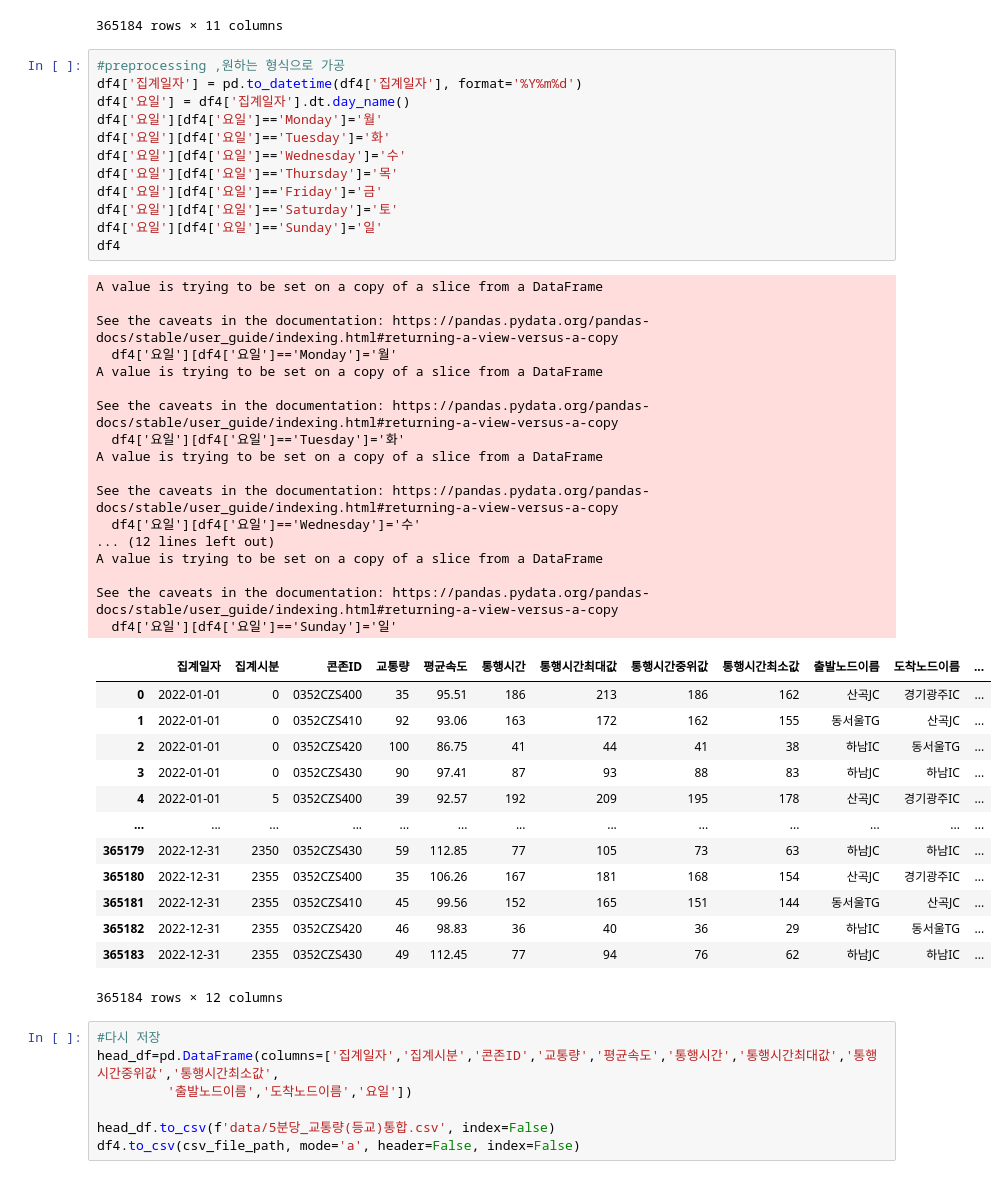
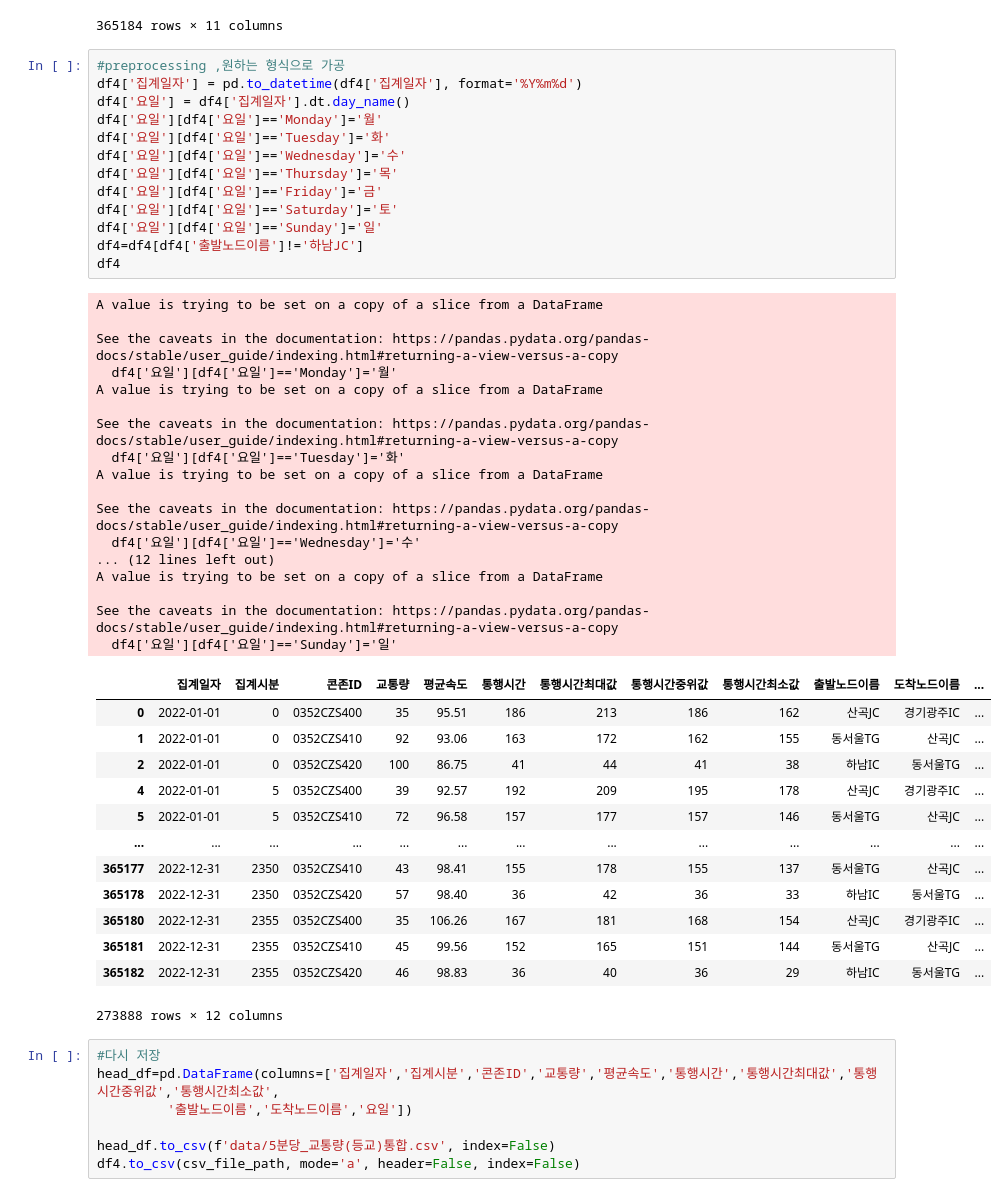
Before and after one commit to ParkJiYeoung8297/HUFS.BigData.Team, a Jupyter notebook: src/1-2. 5분당 교통량.ipynb, the cells around one changed output. Drawn from its saved outputs; the diff is of its cells as text.

```diff
--- a/src/5분당 교통량 (등교).ipynb
+++ b/src/1-2. 5분당 교통량.ipynb
@@ -182,42 +182,43 @@ df4['요일'] = df4['집계일자'].dt.day_name()
 df4['요일'][df4['요일']=='Monday']='월'
 df4['요일'][df4['요일']=='Tuesday']='화'
 df4['요일'][df4['요일']=='Wednesday']='수'
 df4['요일'][df4['요일']=='Thursday']='목'
 df4['요일'][df4['요일']=='Friday']='금'
 df4['요일'][df4['요일']=='Saturday']='토'
 df4['요일'][df4['요일']=='Sunday']='일'
+df4=df4[df4['출발노드이름']!='하남JC']
 df4
 # %% [output]
 A value is trying to be set on a copy of a slice from a DataFrame
 
 See the caveats in the documentation: https://pandas.pydata.org/pandas-docs/stable/user_guide/indexing.html#returning-a-view-versus-a-copy
   df4['요일'][df4['요일']=='Monday']='월'
 A value is trying to be set on a copy of a slice from a DataFrame
 
 See the caveats in the documentation: https://pandas.pydata.org/pandas-docs/stable/user_guide/indexing.html#returning-a-view-versus-a-copy
   df4['요일'][df4['요일']=='Tuesday']='화'
 A value is trying to be set on a copy of a slice from a DataFrame
 
 See the caveats in the documentation: https://pandas.pydata.org/pandas-docs/stable/user_guide/indexing.html#returning-a-view-versus-a-copy
   df4['요일'][df4['요일']=='Wednesday']='수'
 ... (12 lines left out)
 A value is trying to be set on a copy of a slice from a DataFrame
 
 See the caveats in the documentation: https://pandas.pydata.org/pandas-docs/stable/user_guide/indexing.html#returning-a-view-versus-a-copy
   df4['요일'][df4['요일']=='Sunday']='일'
 |  | 집계일자 | 집계시분 | 콘존ID | 교통량 | 평균속도 | 통행시간 | 통행시간최대값 | 통행시간중위값 | 통행시간최소값 | 출발노드이름 | 도착노드이름 | ... |
 | 0 | 2022-01-01 | 0 | 0352CZS400 | 35 | 95.51 | 186 | 213 | 186 | 162 | 산곡JC | 경기광주IC | ... |
 | 1 | 2022-01-01 | 0 | 0352CZS410 | 92 | 93.06 | 163 | 172 | 162 | 155 | 동서울TG | 산곡JC | ... |
 | 2 | 2022-01-01 | 0 | 0352CZS420 | 100 | 86.75 | 41 | 44 | 41 | 38 | 하남IC | 동서울TG | ... |
-| 3 | 2022-01-01 | 0 | 0352CZS430 | 90 | 97.41 | 87 | 93 | 88 | 83 | 하남JC | 하남IC | ... |
 | 4 | 2022-01-01 | 5 | 0352CZS400 | 39 | 92.57 | 192 | 209 | 195 | 178 | 산곡JC | 경기광주IC | ... |
+| 5 | 2022-01-01 | 5 | 0352CZS410 | 72 | 96.58 | 157 | 177 | 157 | 146 | 동서울TG | 산곡JC | ... |
 | ... | ... | ... | ... | ... | ... | ... | ... | ... | ... | ... | ... | ... |
-| 365179 | 2022-12-31 | 2350 | 0352CZS430 | 59 | 112.85 | 77 | 105 | 73 | 63 | 하남JC | 하남IC | ... |
+| 365177 | 2022-12-31 | 2350 | 0352CZS410 | 43 | 98.41 | 155 | 178 | 155 | 137 | 동서울TG | 산곡JC | ... |
+| 365178 | 2022-12-31 | 2350 | 0352CZS420 | 57 | 98.40 | 36 | 42 | 36 | 33 | 하남IC | 동서울TG | ... |
 | 365180 | 2022-12-31 | 2355 | 0352CZS400 | 35 | 106.26 | 167 | 181 | 168 | 154 | 산곡JC | 경기광주IC | ... |
 | 365181 | 2022-12-31 | 2355 | 0352CZS410 | 45 | 99.56 | 152 | 165 | 151 | 144 | 동서울TG | 산곡JC | ... |
 | 365182 | 2022-12-31 | 2355 | 0352CZS420 | 46 | 98.83 | 36 | 40 | 36 | 29 | 하남IC | 동서울TG | ... |
-| 365183 | 2022-12-31 | 2355 | 0352CZS430 | 49 | 112.45 | 77 | 94 | 76 | 62 | 하남JC | 하남IC | ... |
-365184 rows × 12 columns
+273888 rows × 12 columns
 # %%
 #다시 저장
 head_df=pd.DataFrame(columns=['집계일자','집계시분','콘존ID','교통량','평균속도','통행시간','통행시간최대값','통행시간중위값','통행시간최소값',
```
Also changed, not shown: parts of 4 cells of this notebook, 4 other files.
